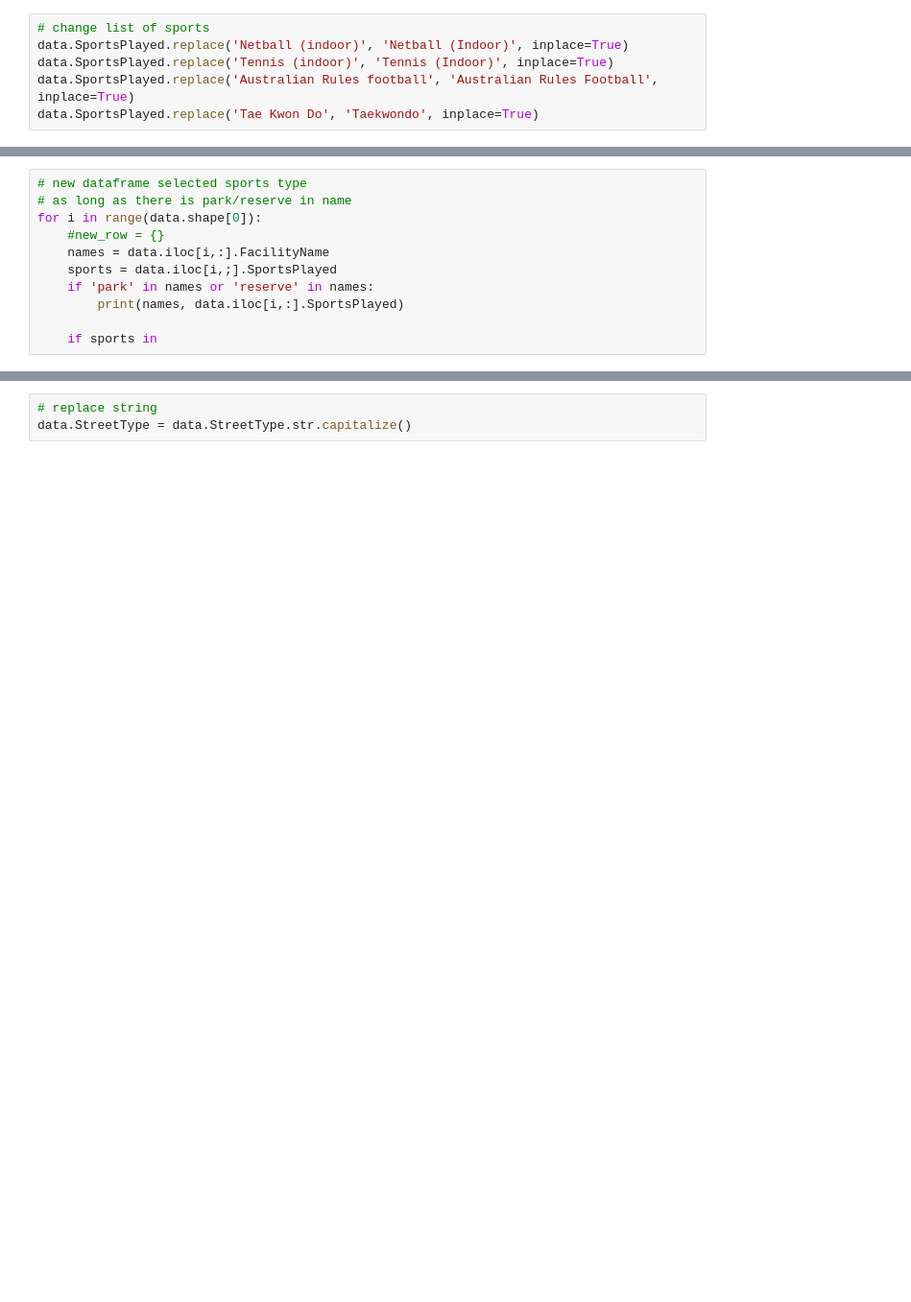
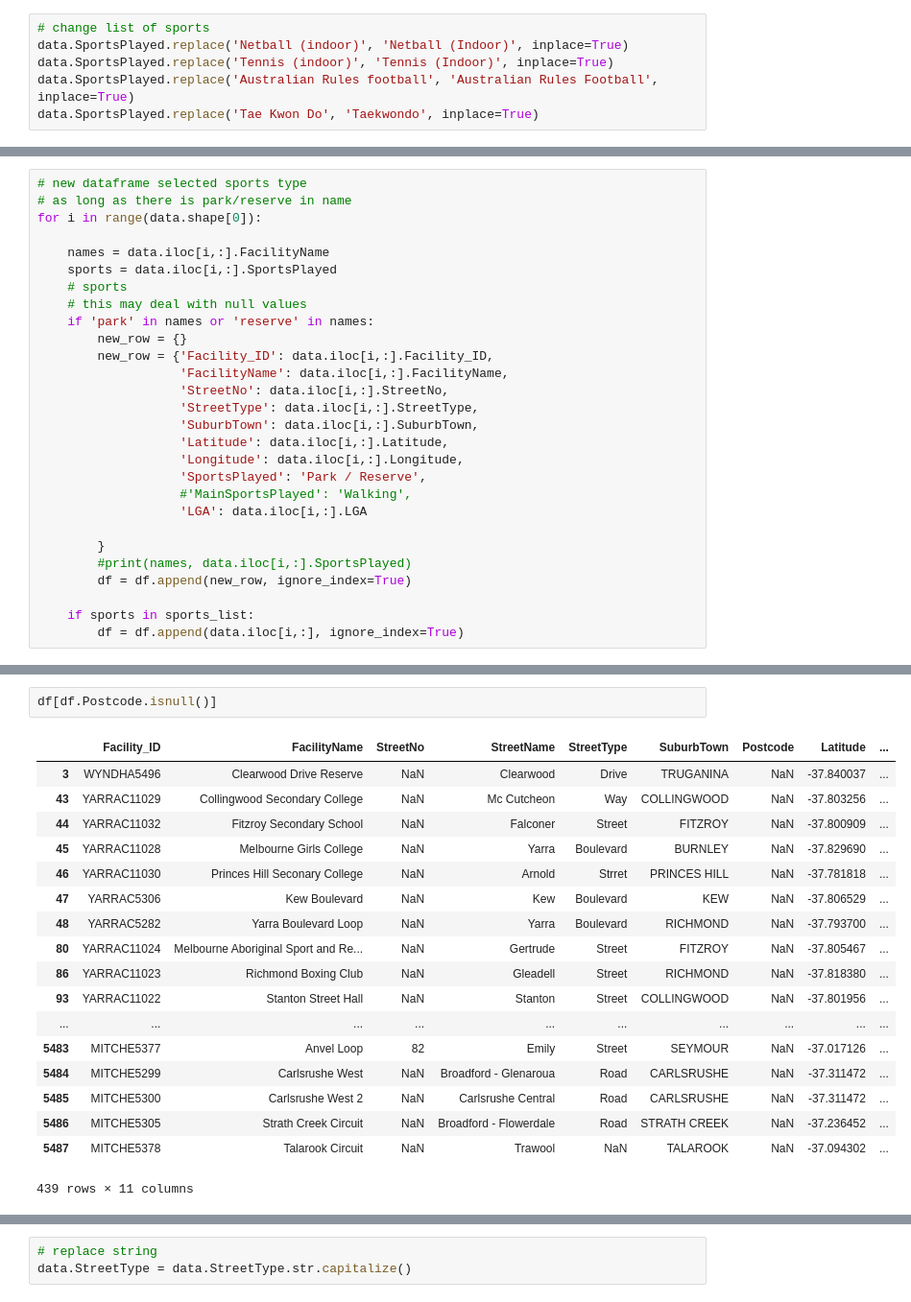
Before and after one commit to janexjlai/Data-wrangling-for-IE-project, a Jupyter notebook: WRANGLING sports and reserves.ipynb, the cells around one changed output, grey strips where cells are left out. Shown at 96% size. Drawn from its saved outputs; the diff is of its cells as text; blank space fills up the shorter version.

```diff
--- a/WRANGLING sports and reserves.ipynb
+++ b/WRANGLING sports and reserves.ipynb
@@ -260,10 +273,27 @@ df
 # new dataframe selected sports type
 # as long as there is park/reserve in name
 for i in range(data.shape[0]):
-    #new_row = {}
+
     names = data.iloc[i,:].FacilityName
-    sports = data.iloc[i,;].SportsPlayed
+    sports = data.iloc[i,:].SportsPlayed
+    # sports
+    # this may deal with null values
     if 'park' in names or 'reserve' in names:
-        print(names, data.iloc[i,:].SportsPlayed)
+        new_row = {}
+        new_row = {'Facility_ID': data.iloc[i,:].Facility_ID,
+                   'FacilityName': data.iloc[i,:].FacilityName,
+                   'StreetNo': data.iloc[i,:].StreetNo,
+                   'StreetType': data.iloc[i,:].StreetType,
+                   'SuburbTown': data.iloc[i,:].SuburbTown,
+                   'Latitude': data.iloc[i,:].Latitude,
+                   'Longitude': data.iloc[i,:].Longitude,
+                   'SportsPlayed': 'Park / Reserve',
+                   #'MainSportsPlayed': 'Walking',
+                   'LGA': data.iloc[i,:].LGA
 
-    if sports in
+        }
+        #print(names, data.iloc[i,:].SportsPlayed)
+        df = df.append(new_row, ignore_index=True)
+
+    if sports in sports_list:
+        df = df.append(data.iloc[i,:], ignore_index=True)
@@ -271,0 +318,21 @@ data[data.FacilityName == 'Brookside Recreation Reserve']
+# %%
+df[df.Postcode.isnull()]
+# %% [output]
+|  | Facility_ID | FacilityName | StreetNo | StreetName | StreetType | SuburbTown | Postcode | Latitude | ... |
+| 3 | WYNDHA5496 | Clearwood Drive Reserve | NaN | Clearwood | Drive | TRUGANINA | NaN | -37.840037 | ... |
+| 43 | YARRAC11029 | Collingwood Secondary College | NaN | Mc Cutcheon | Way | COLLINGWOOD | NaN | -37.803256 | ... |
+| 44 | YARRAC11032 | Fitzroy Secondary School | NaN | Falconer | Street | FITZROY | NaN | -37.800909 | ... |
+| 45 | YARRAC11028 | Melbourne Girls College | NaN | Yarra | Boulevard | BURNLEY | NaN | -37.829690 | ... |
+| 46 | YARRAC11030 | Princes Hill Seconary College | NaN | Arnold | Strret | PRINCES HILL | NaN | -37.781818 | ... |
+| 47 | YARRAC5306 | Kew Boulevard | NaN | Kew | Boulevard | KEW | NaN | -37.806529 | ... |
+| 48 | YARRAC5282 | Yarra Boulevard Loop | NaN | Yarra | Boulevard | RICHMOND | NaN | -37.793700 | ... |
+| 80 | YARRAC11024 | Melbourne Aboriginal Sport and Re... | NaN | Gertrude | Street | FITZROY | NaN | -37.805467 | ... |
+| 86 | YARRAC11023 | Richmond Boxing Club | NaN | Gleadell | Street | RICHMOND | NaN | -37.818380 | ... |
+| 93 | YARRAC11022 | Stanton Street Hall | NaN | Stanton | Street | COLLINGWOOD | NaN | -37.801956 | ... |
+| ... | ... | ... | ... | ... | ... | ... | ... | ... | ... |
+| 5483 | MITCHE5377 | Anvel Loop | 82 | Emily | Street | SEYMOUR | NaN | -37.017126 | ... |
+| 5484 | MITCHE5299 | Carlsrushe West | NaN | Broadford - Glenaroua | Road | CARLSRUSHE | NaN | -37.311472 | ... |
+| 5485 | MITCHE5300 | Carlsrushe West 2 | NaN | Carlsrushe Central | Road | CARLSRUSHE | NaN | -37.311472 | ... |
+| 5486 | MITCHE5305 | Strath Creek Circuit | NaN | Broadford - Flowerdale | Road | STRATH CREEK | NaN | -37.236452 | ... |
+| 5487 | MITCHE5378 | Talarook Circuit | NaN | Trawool | NaN | TALAROOK | NaN | -37.094302 | ... |
+439 rows × 11 columns
```
Also changed, not shown: parts of 51 cells of this notebook.
